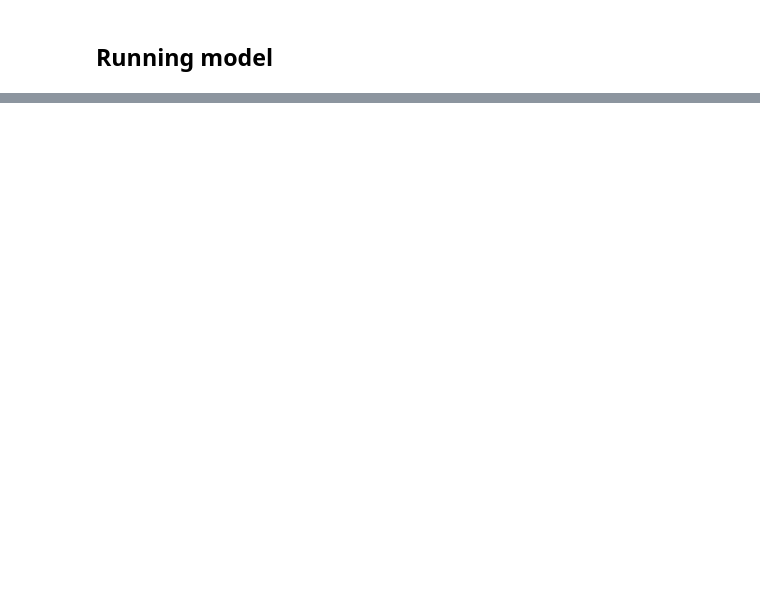
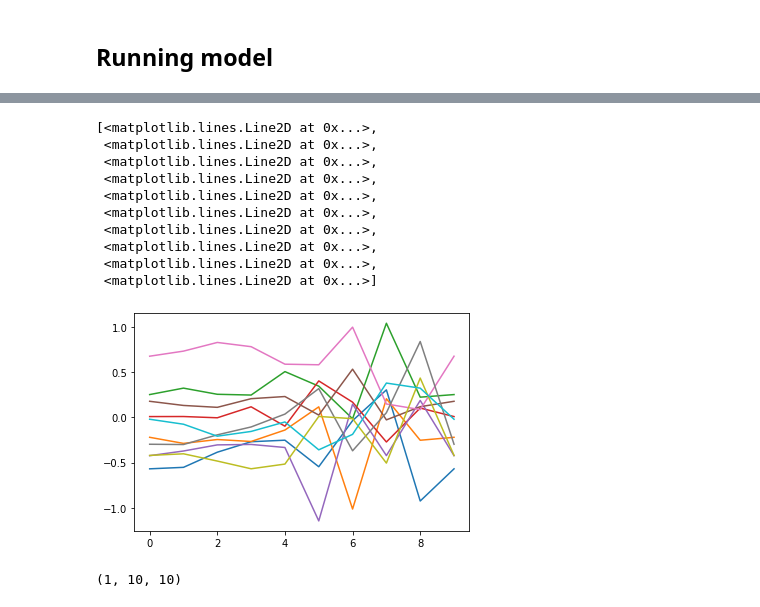
Before and after one commit to acse-zrw20/DD-GAN-AE, a Jupyter notebook: examples/Predictive adversarial.ipynb, the cells around one changed output, grey strips where cells are left out. Saved outputs shown, nothing was run; the diff lists cells and outputs as text; code cells hidden in the pictures; blank space fills up the shorter version.

```diff
--- a/examples/Predictive adversarial.ipynb
+++ b/examples/Predictive adversarial.ipynb
@@ -260,0 +388,14 @@ np.save("out_grids.npy", out_grids)
+# %%
+plt.plot(pred_first10[0, :].T)
+# %% [output]
+[<matplotlib.lines.Line2D at 0x...>,
+ <matplotlib.lines.Line2D at 0x...>,
+ <matplotlib.lines.Line2D at 0x...>,
+ <matplotlib.lines.Line2D at 0x...>,
+ <matplotlib.lines.Line2D at 0x...>,
+ <matplotlib.lines.Line2D at 0x...>,
+ <matplotlib.lines.Line2D at 0x...>,
+ <matplotlib.lines.Line2D at 0x...>,
+ <matplotlib.lines.Line2D at 0x...>,
+ <matplotlib.lines.Line2D at 0x...>]
+[figure, added]
@@ -260,0 +404,4 @@ np.save("out_grids.npy", out_grids)
+# %%
+pred_first10.shape
+# %% [output]
+(1, 10, 10)
```
Also changed, not shown: parts of 51 cells of this notebook.
